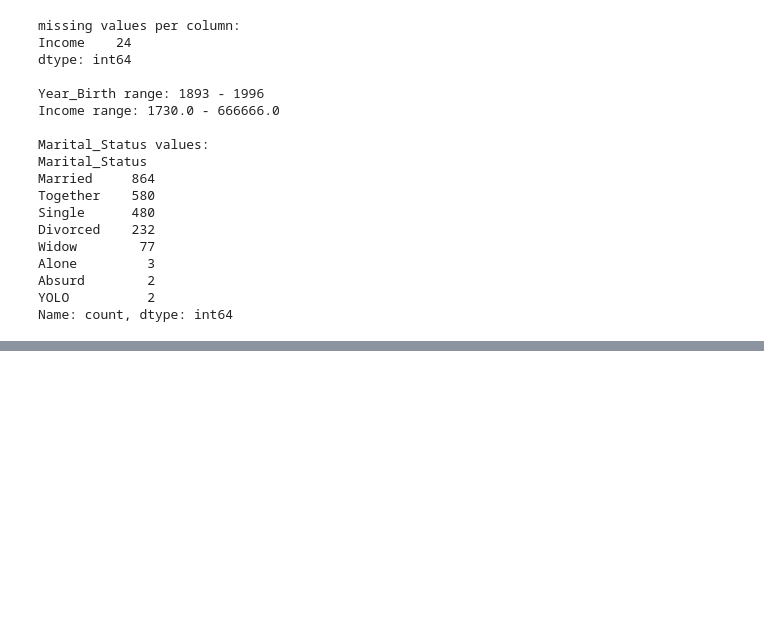
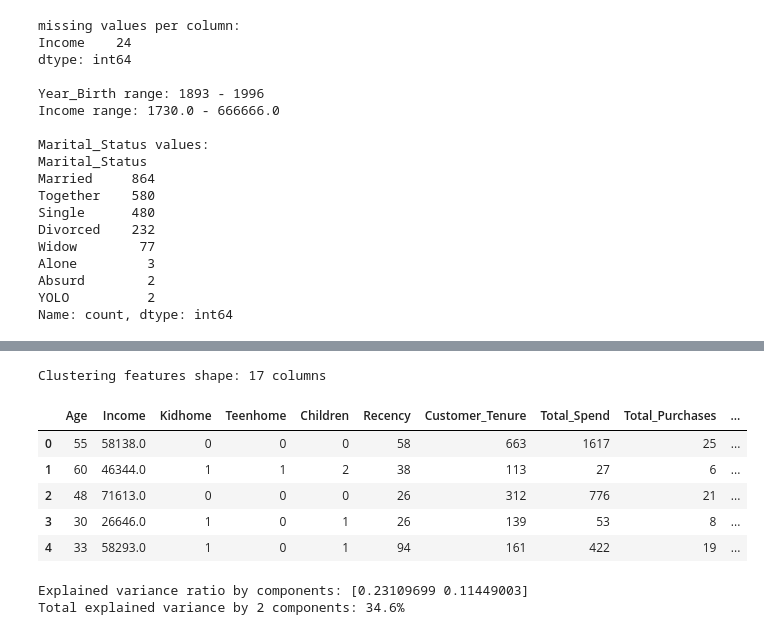
Before and after one commit to Asyllaw/DecodeLabs-Internship, a Jupyter notebook: project3/marketing_campaign.ipynb, the cells around one changed output, grey strips where cells are left out. Cells and saved outputs as stored; diff of their text form; code cells hidden in the pictures; blank space fills up the shorter version.

```diff
--- a/project3/marketing_campaign.ipynb
+++ b/project3/marketing_campaign.ipynb
@@ -51,0 +85,22 @@ Name: count, dtype: int64
+# %%
+# Create new features
+df["Dt_Customer"] = pd.to_datetime(df["Dt_Customer"], format="%d-%m-%Y")
+
+df["Age"] = df["Dt_Customer"].dt.year - df["Year_Birth"]
+
+reference_date = df["Dt_Customer"].max()
+df["Customer_Tenure"] = (reference_date - df["Dt_Customer"]).dt.days
+
+spend_cols = ["MntWines", "MntFruits", "MntMeatProducts", "MntFishProducts", "MntSweetProducts", "MntGoldProds"]
+df["Total_Spend"] = df[spend_cols].sum(axis=1)
+
+purchase_cols = ["NumDealsPurchases", "NumWebPurchases", "NumCatalogPurchases", "NumStorePurchases"]
+df["Total_Purchases"] = df[purchase_cols].sum(axis=1)
+
+campaign_cols = ["AcceptedCmp1", "AcceptedCmp2", "AcceptedCmp3", "AcceptedCmp4", "AcceptedCmp5"]
+df["Total_Campaigns_Accepted"] = df[campaign_cols].sum(axis=1)
+
+df["Children"] = df["Kidhome"] + df["Teenhome"]
+
+new_features = ["Age", "Customer_Tenure", "Total_Spend", "Total_Purchases", "Total_Campaigns_Accepted", "Children"]
+df[new_features].describe()
@@ -51,0 +117,37 @@ Name: count, dtype: int64
+# %%
+education_order = ["Basic", "2n Cycle", "Graduation", "Master", "PhD"]
+ordinal_encoder = OrdinalEncoder(categories=[education_order])
+df["Education_Encoded"] = ordinal_encoder.fit_transform(df[["Education"]])
+
+marital_dummies = pd.get_dummies(df["Marital_status"], prefix="Marital", drop_first=True)
+
+base_features = [
+    "Age", "Income", "Kidhome", "Teenhome", "Children", "Recency",
+    "Customer_Tenure", "Total_Spend", "Total_Purchases", "Total_Campaigns_Accepted", "NumWebVisitsMonth", "Complain",
+    "Education_Encoded"
+]
+
+X = pd.concat([df[base_features], marital_dummies], axis=1)
+
+print(f"Clustering features shape: {X.shape[1]} columns")
+X.head()
+# %% [output]
+Clustering features shape: 17 columns
+|  | Age | Income | Kidhome | Teenhome | Children | Recency | Customer_Tenure | Total_Spend | Total_Purchases | ... |
+| 0 | 55 | 58138.0 | 0 | 0 | 0 | 58 | 663 | 1617 | 25 | ... |
+| 1 | 60 | 46344.0 | 1 | 1 | 2 | 38 | 113 | 27 | 6 | ... |
+| 2 | 48 | 71613.0 | 0 | 0 | 0 | 26 | 312 | 776 | 21 | ... |
+| 3 | 30 | 26646.0 | 1 | 0 | 1 | 26 | 139 | 53 | 8 | ... |
+| 4 | 33 | 58293.0 | 1 | 0 | 1 | 94 | 161 | 422 | 19 | ... |
+# %%
+scaler = StandardScaler()
+X_scaled = scaler.fit_transform(X)
+
+pca = PCA(n_components=2, random_state=42)
+X_pca = pca.fit_transform(X_scaled)
+
+print(f"Explained variance ratio by components: {pca.explained_variance_ratio_}")
+print(f"Total explained variance by 2 components: {pca.explained_variance_ratio_.sum()*100:.1f}%")
+# %% [output]
+Explained variance ratio by components: [0.23109699 0.11449003]
+Total explained variance by 2 components: 34.6%
```
Also changed, not shown: parts of 6 cells of this notebook.
